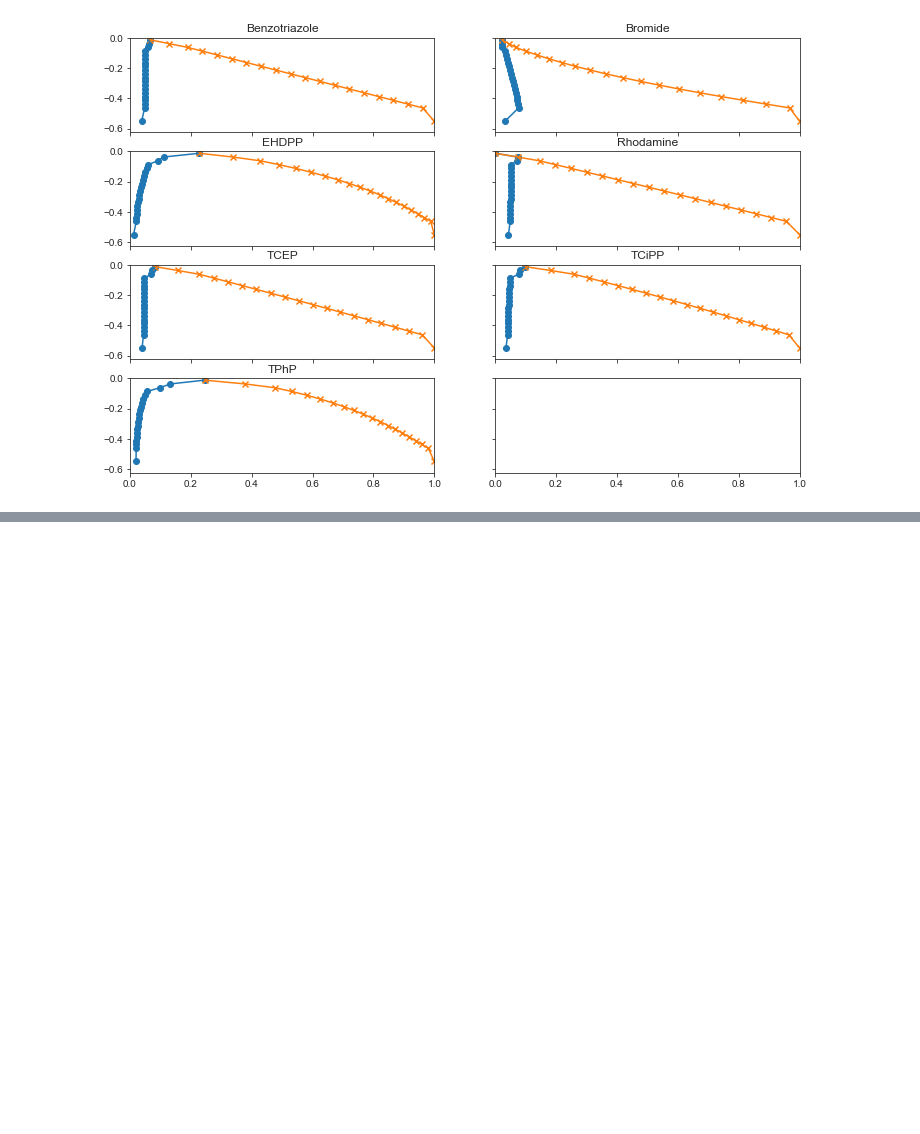
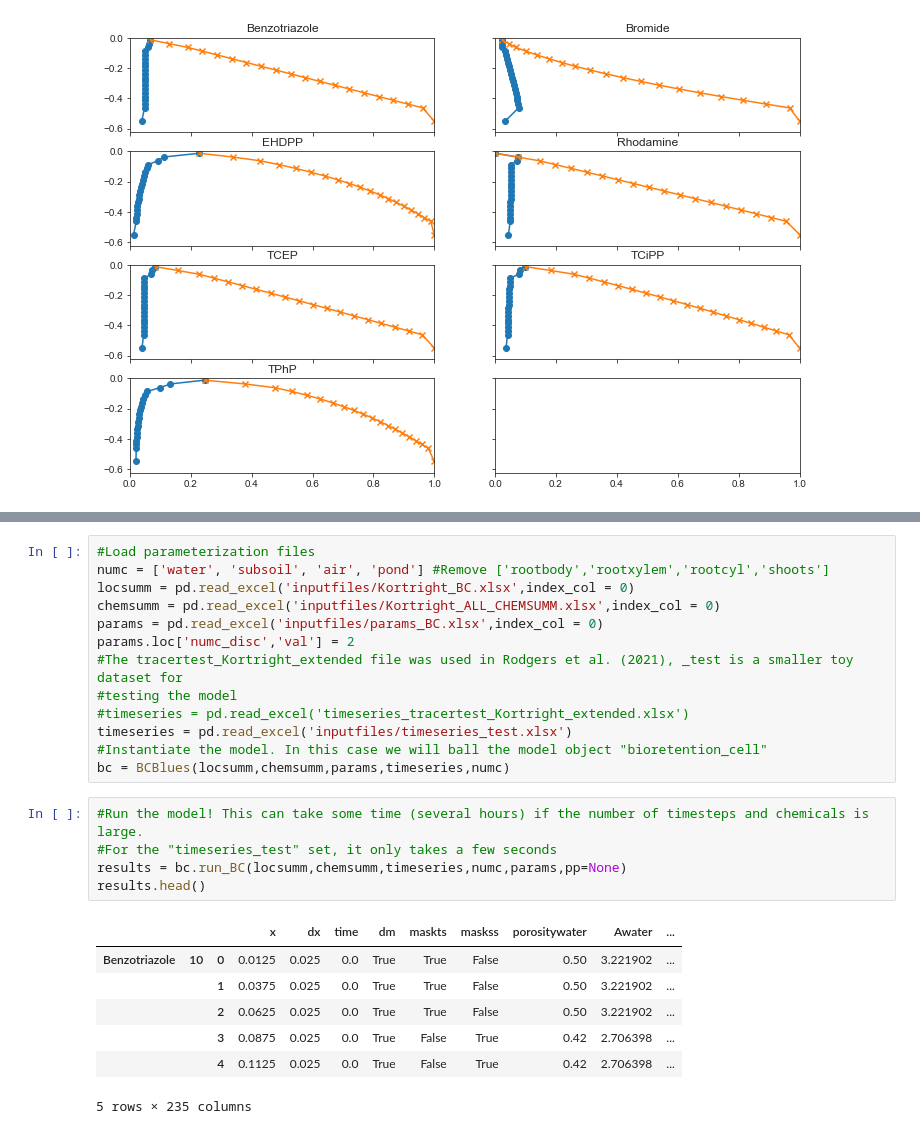
Before and after one commit to tfmrodge/SubsurfaceSinks, a Jupyter notebook: Bioretention Blues Model Walk-Through.ipynb, the cells around one changed output, grey strips where cells are left out. Cells and saved outputs as stored; diff of their text form; blank space fills up the shorter version.

```diff
--- a/Bioretention Blues Model Walk-Through.ipynb
+++ b/Bioretention Blues Model Walk-Through.ipynb
@@ -159,0 +164,26 @@ axs[0,0].set(ylim=(-0.625, 0))
+# %%
+#Load parameterization files
+numc = ['water', 'subsoil', 'air', 'pond'] #Remove ['rootbody','rootxylem','rootcyl','shoots']
+locsumm = pd.read_excel('inputfiles/Kortright_BC.xlsx',index_col = 0)
+chemsumm = pd.read_excel('inputfiles/Kortright_ALL_CHEMSUMM.xlsx',index_col = 0)
+params = pd.read_excel('inputfiles/params_BC.xlsx',index_col = 0)
+params.loc['numc_disc','val'] = 2
+#The tracertest_Kortright_extended file was used in Rodgers et al. (2021), _test is a smaller toy dataset for
+#testing the model
+#timeseries = pd.read_excel('timeseries_tracertest_Kortright_extended.xlsx')
+timeseries = pd.read_excel('inputfiles/timeseries_test.xlsx')
+#Instantiate the model. In this case we will ball the model object "bioretention_cell"
+bc = BCBlues(locsumm,chemsumm,params,timeseries,numc)
+# %%
+#Run the model! This can take some time (several hours) if the number of timesteps and chemicals is large.
+#For the "timeseries_test" set, it only takes a few seconds
+results = bc.run_BC(locsumm,chemsumm,timeseries,numc,params,pp=None)
+results.head()
+# %% [output]
+|  |  |  | x | dx | time | dm | maskts | maskss | porositywater | Awater | ... |
+| Benzotriazole | 10 | 0 | 0.0125 | 0.025 | 0.0 | True | True | False | 0.50 | 3.221902 | ... |
+|  |  | 1 | 0.0375 | 0.025 | 0.0 | True | True | False | 0.50 | 3.221902 | ... |
+|  |  | 2 | 0.0625 | 0.025 | 0.0 | True | True | False | 0.50 | 3.221902 | ... |
+|  |  | 3 | 0.0875 | 0.025 | 0.0 | True | False | True | 0.42 | 2.706398 | ... |
+|  |  | 4 | 0.1125 | 0.025 | 0.0 | True | False | True | 0.42 | 2.706398 | ... |
+5 rows × 235 columns
```
Also changed, not shown: parts of 4 cells of this notebook, 5 other files.
